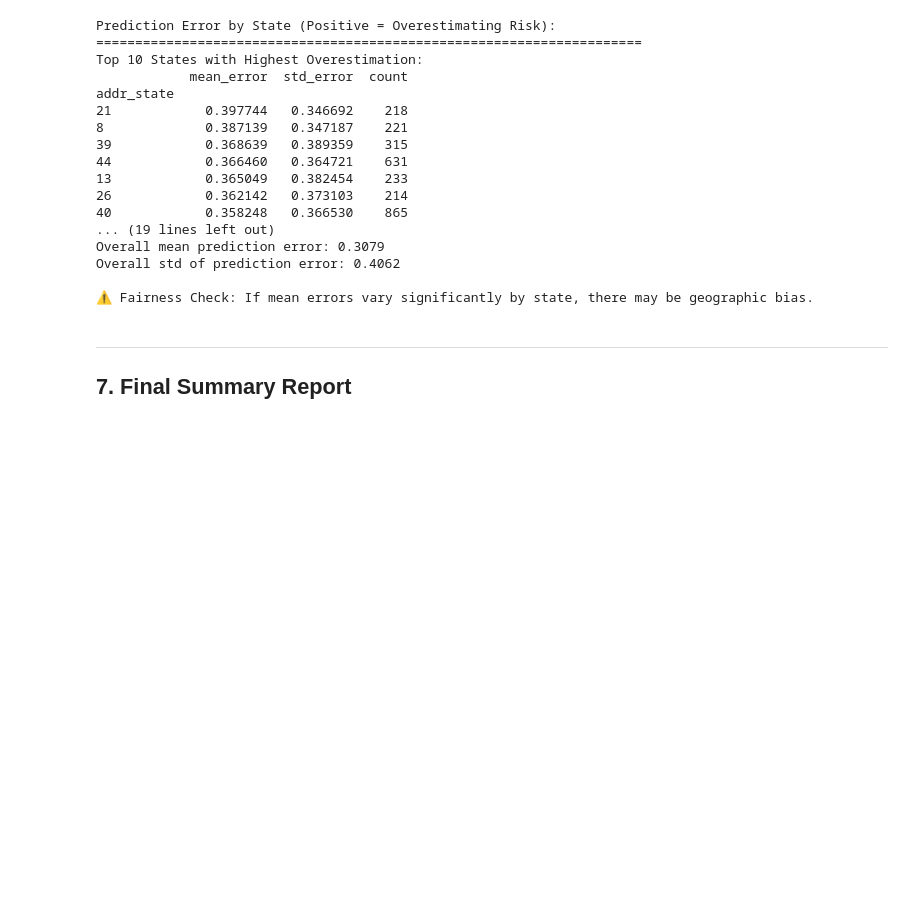
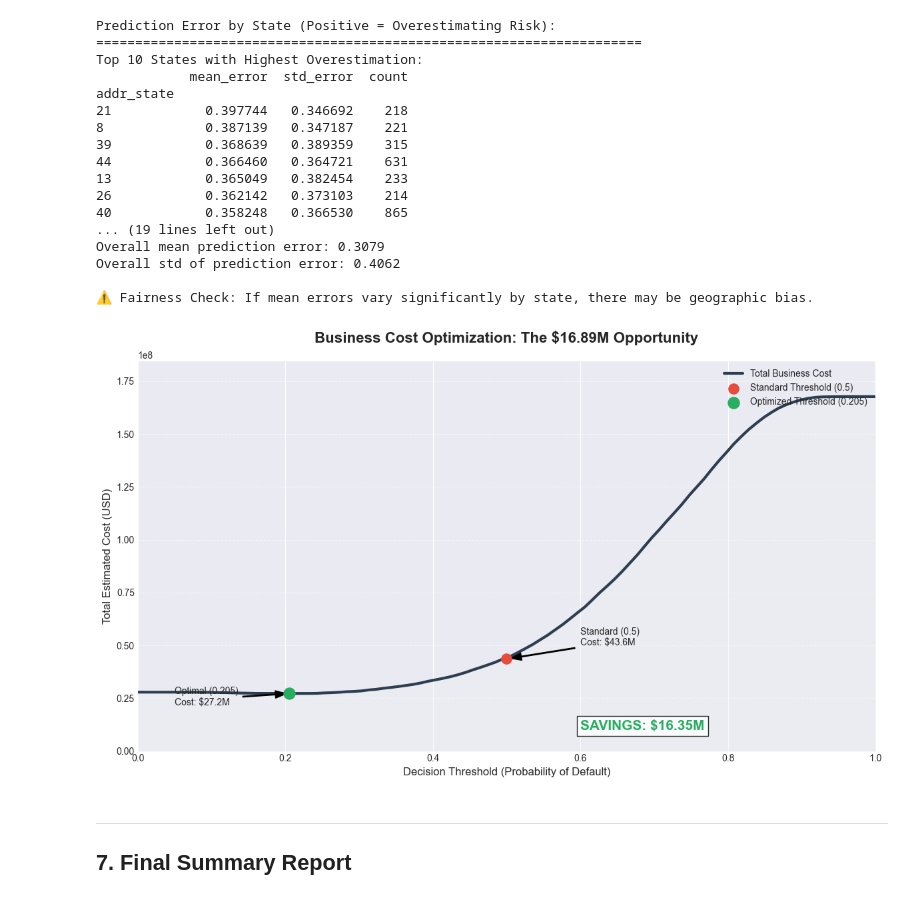
Before and after one commit to federico1809/credit-risk-modeling, a Jupyter notebook: notebooks/04_model_evaluation.ipynb, the cells around one changed output. Saved outputs shown, nothing was run; the diff lists cells and outputs as text; code cells hidden in the pictures; blank space fills up the shorter version.

```diff
--- a/notebooks/04_model_evaluation.ipynb
+++ b/notebooks/04_model_evaluation.ipynb
@@ -1104,6 +1100,70 @@ Overall mean prediction error: 0.3079
 Overall std of prediction error: 0.4062
 
 ⚠️ Fairness Check: If mean errors vary significantly by state, there may be geographic bias.
+# %%
+import numpy as np
+import matplotlib.pyplot as plt
+
+# 1. Parámetros de negocio (Basados en tu reporte final)
+cost_fn = 10000  # Costo de un Default (Falso Negativo)
+cost_fp = 500    # Costo de oportunidad (Falso Positivo)
+
+# 2. Rango de umbrales para evaluar
+thresholds = np.linspace(0, 1, 100)
+total_costs = []
+
+# 3. Cálculo del costo para cada umbral
+for t in thresholds:
+    preds = (y_pred_proba >= t).astype(int)
+    fn = np.sum((y_test == 1) & (preds == 0))
+    fp = np.sum((y_test == 0) & (preds == 1))
+    total_costs.append((fn * cost_fn) + (fp * cost_fp))
+
+# 4. Identificar puntos clave
+idx_05 = np.argmin(np.abs(thresholds - 0.5))
+cost_at_05 = total_costs[idx_05]
+
+# Usamos el valor exacto de tu reporte para el óptimo
+opt_threshold = 0.205
+opt_cost = 27220000
+
+# 5. Visualización profesional para LinkedIn
+plt.figure(figsize=(12, 7), dpi=100)
+plt.plot(thresholds, total_costs, color='#2c3e50', lw=3, label='Total Business Cost')
+
+# Resaltar el área de ahorro
+plt.fill_between(thresholds, total_costs, color='#ecf0f1', alpha=0.4)
+
+# Punto Umbral 0.5 (Baseline)
+plt.scatter(0.5, cost_at_05, color='#e74c3c', s=120, zorder=5, label='Standard Threshold (0.5)')
+plt.annotate(f'Standard (0.5)\nCost: ${cost_at_05/1e6:.1f}M',
+             xy=(0.5, cost_at_05), xytext=(0.6, cost_at_05*1.15),
+             arrowprops=dict(facecolor='black', shrink=0.05, width=1, headwidth=8))
+
+# Punto Umbral 0.205 (Óptimo)
+plt.scatter(opt_threshold, opt_cost, color='#27ae60', s=150, zorder=5, label='Optimized Threshold (0.205)')
+plt.annotate(f'Optimal (0.205)\nCost: ${opt_cost/1e6:.1f}M',
+             xy=(opt_threshold, opt_cost), xytext=(0.05, opt_cost*0.8),
+             arrowprops=dict(facecolor='black', shrink=0.05, width=1, headwidth=8))
+
+# Decoración del gráfico
+plt.title('Business Cost Optimization: The $16.89M Opportunity', fontsize=16, fontweight='bold', pad=20)
+plt.xlabel('Decision Threshold (Probability of Default)', fontsize=12)
+plt.ylabel('Total Estimated Cost (USD)', fontsize=12)
+plt.ylim(0, max(total_costs) * 1.1)
+plt.xlim(0, 1)
+plt.grid(axis='y', linestyle='--', alpha=0.7)
+plt.legend(loc='upper right')
+
+# Añadir texto explicativo del ahorro
+savings = (cost_at_05 - opt_cost) / 1e6
+plt.text(0.6, 10000000, f'SAVINGS: ${savings:.2f}M', fontsize=15,
+         color='#27ae60', fontweight='bold', bbox=dict(facecolor='white', alpha=0.8))
+
+plt.tight_layout()
+plt.show()
+# %% [output]
+[figure, added]
 # %% [markdown]
 ---
 
```
Also changed, not shown: parts of 2 cells of this notebook, 3 other files.
